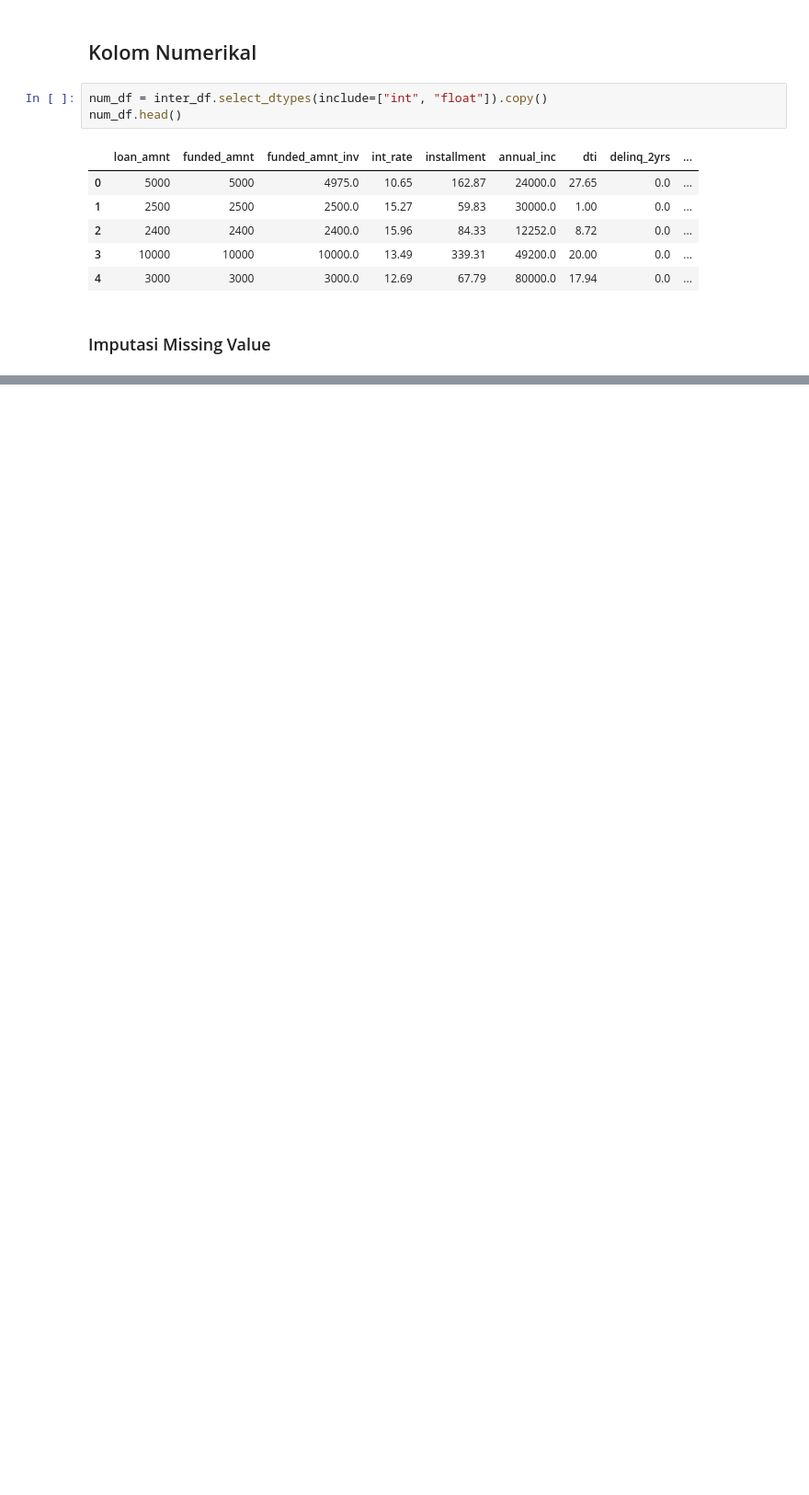
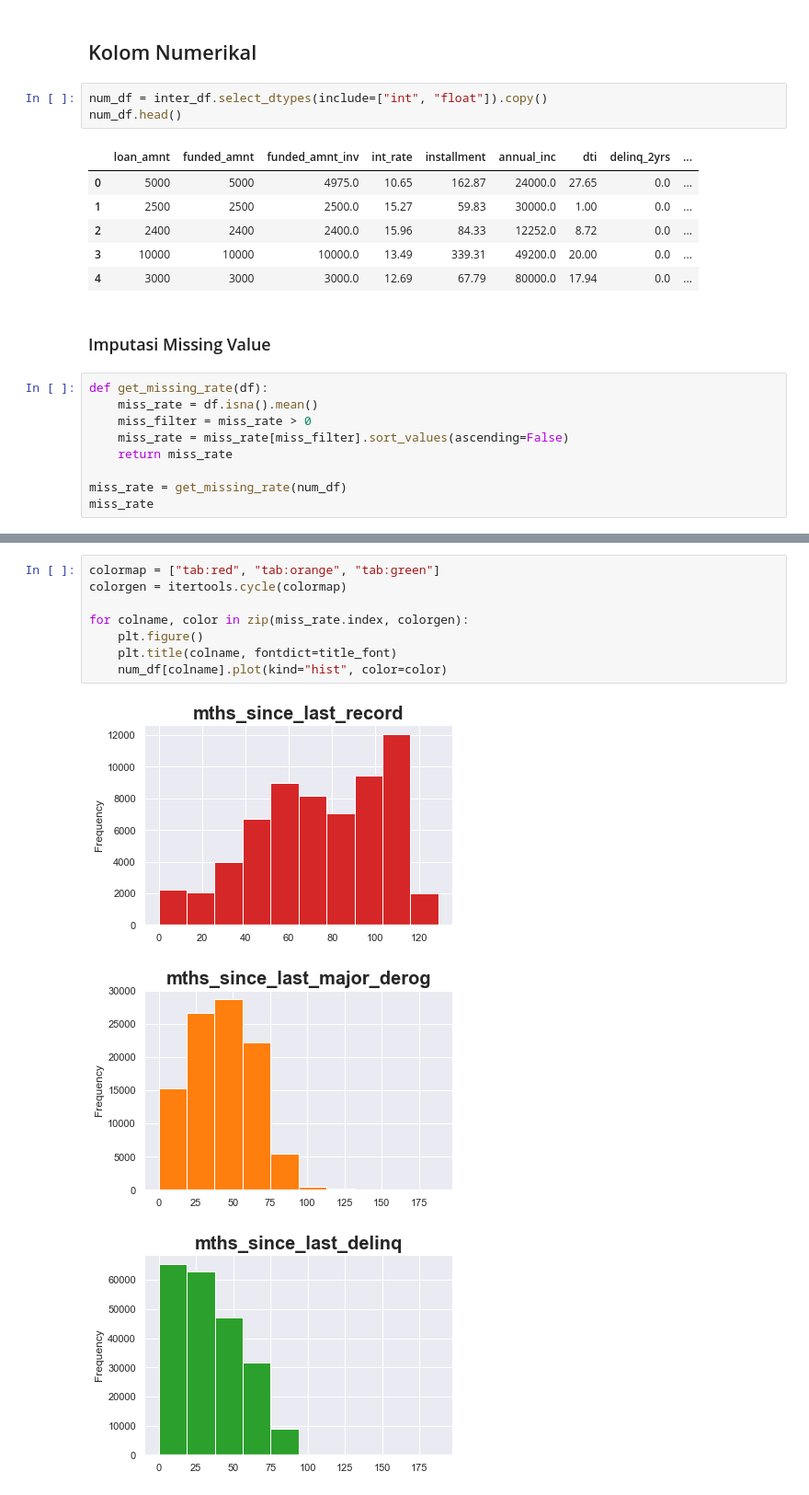
Before and after one commit to rakkaalhazimi/Loan-Status-Prediction, a Jupyter notebook: credit_loan_predictions.ipynb, the cells around one changed output, grey strips where cells are left out. Shown at 92% size. Cells and saved outputs as stored; diff of their text form; blank space fills up the shorter version.

```diff
--- a/credit_loan_predictions.ipynb
+++ b/credit_loan_predictions.ipynb
@@ -710,3 +722,12 @@ num_df.head()
 | 4 | 3000 | 3000 | 3000.0 | 12.69 | 67.79 | 80000.0 | 17.94 | 0.0 | ... |
 # %% [markdown]
 ### Imputasi Missing Value
+# %%
+def get_missing_rate(df):
+    miss_rate = df.isna().mean()
+    miss_filter = miss_rate > 0
+    miss_rate = miss_rate[miss_filter].sort_values(ascending=False)
+    return miss_rate
+
+miss_rate = get_missing_rate(num_df)
+miss_rate
@@ -712,0 +753,12 @@ num_df.head()
+# %%
+colormap = ["tab:red", "tab:orange", "tab:green"]
+colorgen = itertools.cycle(colormap)
+
+for colname, color in zip(miss_rate.index, colorgen):
+    plt.figure()
+    plt.title(colname, fontdict=title_font)
+    num_df[colname].plot(kind="hist", color=color)
+# %% [output]
+[figure, added]
+[figure, added]
+[figure, added]
```
Also changed, not shown: parts of 50 cells of this notebook, 1 other file.
